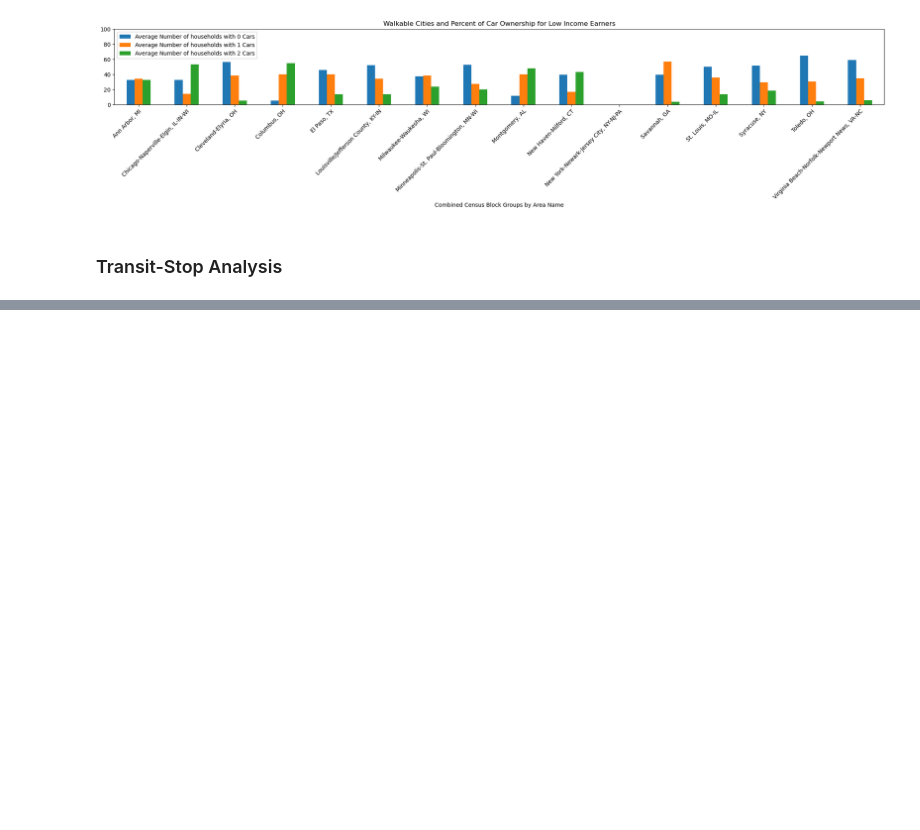
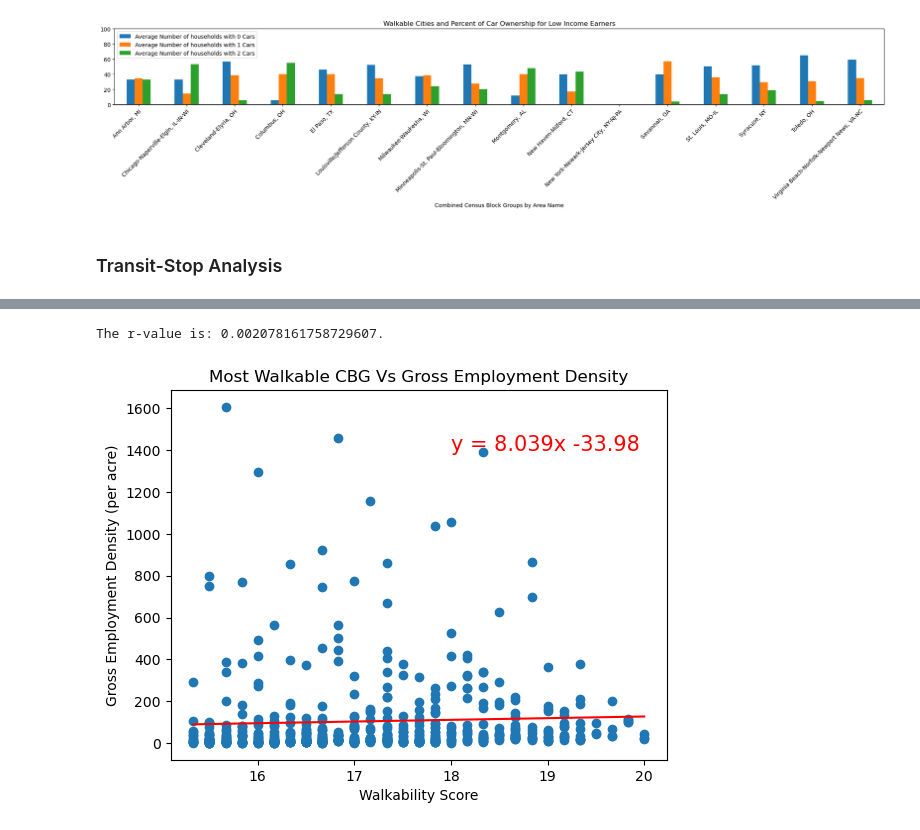
Before and after one commit to mbarre8/Project_1, a Jupyter notebook: Walkability Index.ipynb, the cells around one changed output, grey strips where cells are left out. Drawn from its saved outputs; the diff is of its cells as text; code cells hidden in the pictures; blank space fills up the shorter version.

```diff
--- a/Walkability Index.ipynb
+++ b/Walkability Index.ipynb
@@ -711,0 +795,21 @@ plt.savefig("Output_data/NearTransitOnePlusCarOwnership.png")
+# %%
+plt.scatter(HighData_set2["NatWalkInd"], HighData_set2["D1C"])
+plt.title("Most Walkable CBG Vs Gross Employment Density")
+plt.xlabel("Walkability Score")
+plt.ylabel("Gross Employment Density (per acre)")
+
+
+
+(slope, intercept, rvalue, pvalue, stderr) = linregress(HighData_set2["NatWalkInd"], HighData_set2["D1C"])
+regress_values = HighData_set2["NatWalkInd"] * slope + intercept
+line_eq = "y = " + str(round(slope,3)) + "x " + str(round(intercept,2))
+plt.plot(HighData_set2["NatWalkInd"],regress_values,"r-")
+correlation = st.pearsonr(HighData_set2["NatWalkInd"], HighData_set2["D1C"])
+
+
+plt.annotate(line_eq,(18,1400),fontsize=15,color="red")
+print(f'The r-value is: {rvalue**2}.')
+plt.savefig("Output_data/im4.png")
+# %% [output]
+The r-value is: 0.002078161758729607.
+[figure, added]
```
Also changed, not shown: parts of 17 cells of this notebook, 21 other files.
